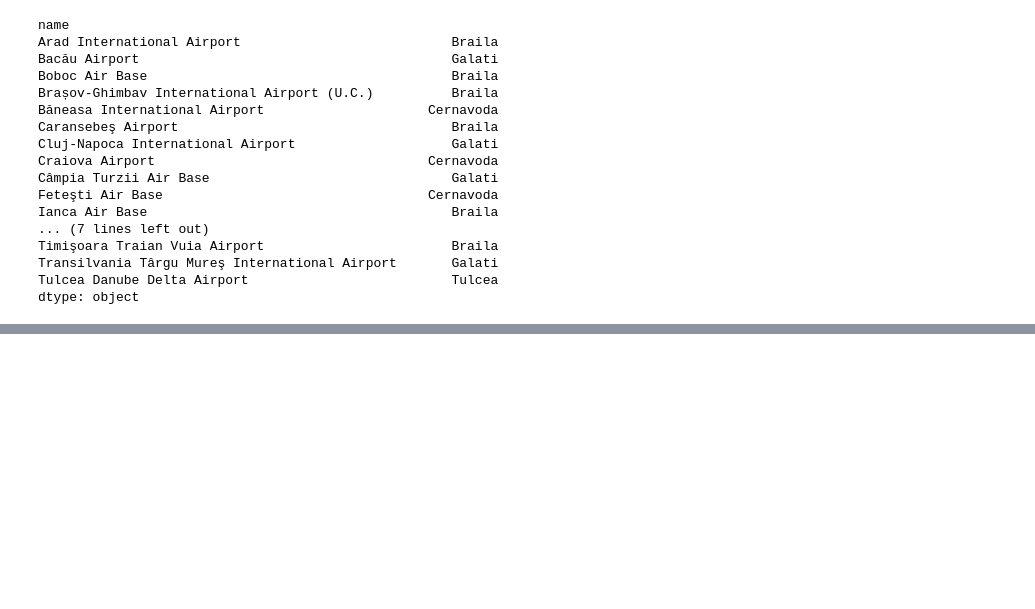
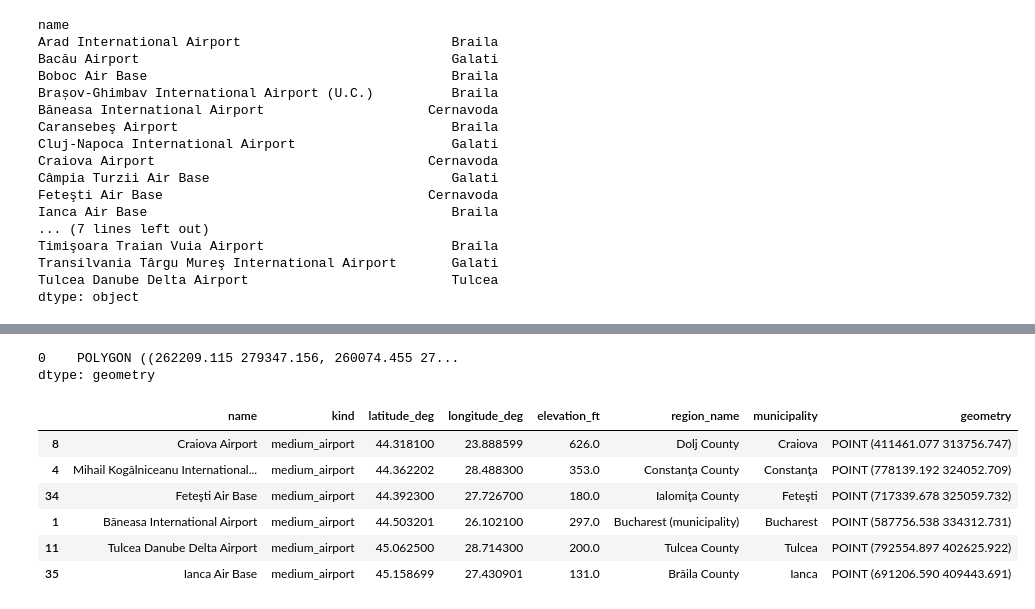
Before and after one commit to Clases-y-Evaluaciones-DelaCruz-Diana/Evaluation4-DelaCruz, a Jupyter notebook: index.ipynb, the cells around one changed output, grey strips where cells are left out. Cells and saved outputs as stored; diff of their text form; code cells hidden in the pictures; blank space fills up the shorter version.

```diff
--- a/index.ipynb
+++ b/index.ipynb
@@ -260,5 +231,7 @@ airports_ro_3844.columns.to_list()
 # %%
-base=seaports_ro_3844[seaports_ro_3844.name.str.contains('Basarabi')].explore(color='red', marker_kwds=dict(radius=10))
-# Los más cercanos los graficamos de rojo
-airports_ro_3844[airports_ro_3844.name.str.contains(' Mihail Kogălniceanu International Airport')].explore(m=base,color='orange',marker_kwds=dict(radius=10))
+#Matriz de distancias
+distanceMatrixKM_riv_air=rivers.set_index('NAME').geometry.apply\
+                        (lambda g: mediumAirports.set_index('name').geometry.distance(g)/1000).\
+                        sort_index(axis=0).sort_index(axis=1)
+distanceMatrixKM_riv_air
 # %% [output]
@@ -277,0 +322,24 @@ IndexError: list index out of range
+# %%
+medium_airports=airports[airports['kind']=='medium_airport']
+# %%
+# using the previous value
+minMinMts_5=5*distanceMatrixKM_riv_air.min(axis=1).min()*1000
+# %%
+# you see all the buffer polygons:
+riversAll_buf=rivers.buffer(distance = minMinMts_5)
+riversAll_buf
+# %% [output]
+0    POLYGON ((262209.115 279347.156, 260074.455 27...
+dtype: geometry
+# %%
+#Solo los aereopuertos medianos
+allRiversWithinBuffs=medium_airports.clip(riversAll_buf)
+allRiversWithinBuffs
+# %% [output]
+|  | name | kind | latitude_deg | longitude_deg | elevation_ft | region_name | municipality | geometry |
+| 8 | Craiova Airport | medium_airport | 44.318100 | 23.888599 | 626.0 | Dolj County | Craiova | POINT (411461.077 313756.747) |
+| 4 | Mihail Kogălniceanu International... | medium_airport | 44.362202 | 28.488300 | 353.0 | Constanţa County | Constanţa | POINT (778139.192 324052.709) |
+| 34 | Feteşti Air Base | medium_airport | 44.392300 | 27.726700 | 180.0 | Ialomiţa County | Feteşti | POINT (717339.678 325059.732) |
+| 1 | Băneasa International Airport | medium_airport | 44.503201 | 26.102100 | 297.0 | Bucharest (municipality) | Bucharest | POINT (587756.538 334312.731) |
+| 11 | Tulcea Danube Delta Airport | medium_airport | 45.062500 | 28.714300 | 200.0 | Tulcea County | Tulcea | POINT (792554.897 402625.922) |
+| 35 | Ianca Air Base | medium_airport | 45.158699 | 27.430901 | 131.0 | Brăila County | Ianca | POINT (691206.590 409443.691) |
```
Also changed, not shown: parts of 27 cells of this notebook.
